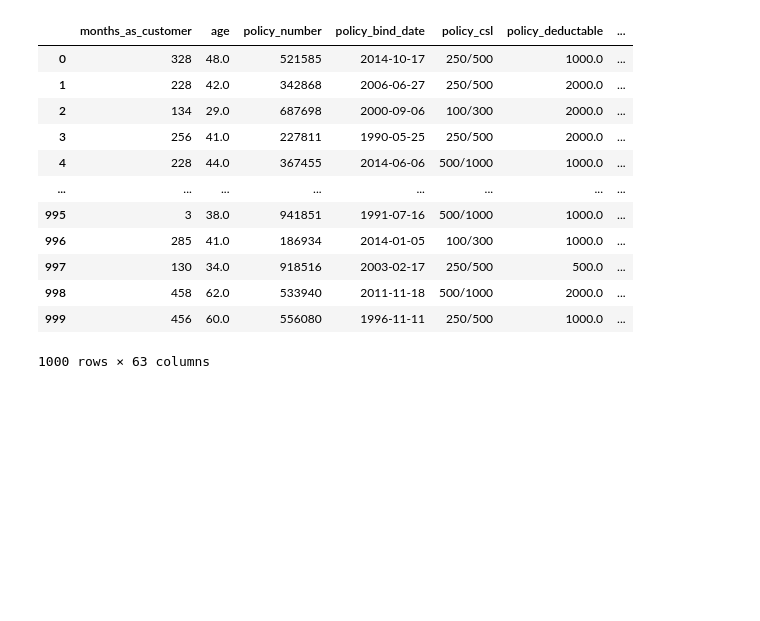
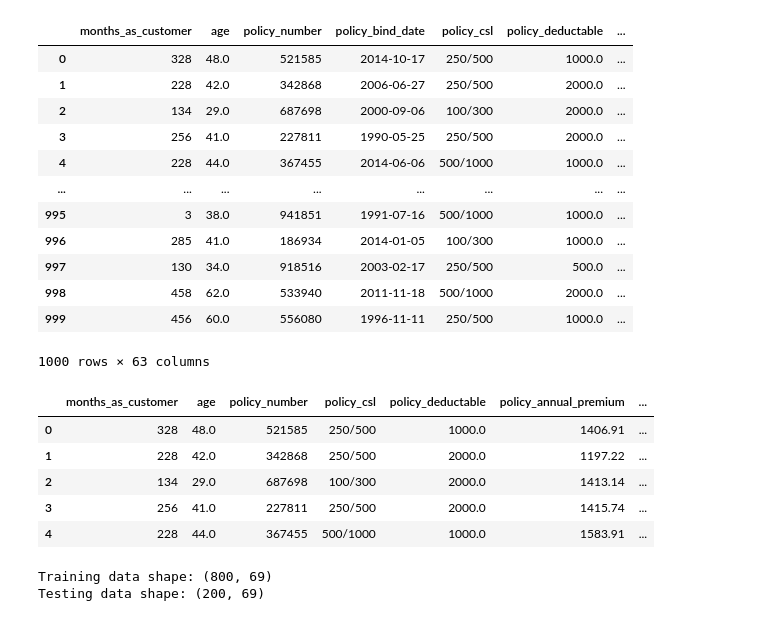
Before and after one commit to Lindelani82/Insurance-Claim-Detection-project, a Jupyter notebook: Untitled-1.ipynb, the cells around one changed output. Cells and saved outputs as stored; diff of their text form; code cells hidden in the pictures; blank space fills up the shorter version.

Commit message:
splitting data to training and testing

```diff
--- a/Untitled-1.ipynb
+++ b/Untitled-1.ipynb
@@ -473,3 +474,48 @@ new_data
 | 998 | 458 | 62.0 | 533940 | 2011-11-18 | 500/1000 | 2000.0 | ... |
 | 999 | 456 | 60.0 | 556080 | 1996-11-11 | 250/500 | 1000.0 | ... |
 1000 rows × 63 columns
+# %%
+# Convert date columns to datetime format
+new_data['policy_bind_date'] = pd.to_datetime(new_data['policy_bind_date'], errors='coerce')
+new_data['incident_date'] = pd.to_datetime(new_data['incident_date'], errors='coerce')
+
+# Extract useful features from datetime columns (e.g., year, month, day, etc.)
+new_data['policy_bind_year'] = new_data['policy_bind_date'].dt.year
+new_data['policy_bind_month'] = new_data['policy_bind_date'].dt.month
+new_data['policy_bind_day'] = new_data['policy_bind_date'].dt.day
+new_data['policy_bind_dayofweek'] = new_data['policy_bind_date'].dt.dayofweek
+
+new_data['incident_year'] = new_data['incident_date'].dt.year
+new_data['incident_month'] = new_data['incident_date'].dt.month
+new_data['incident_day'] = new_data['incident_date'].dt.day
+new_data['incident_dayofweek'] = new_data['incident_date'].dt.dayofweek
+new_data['incident_hour'] = new_data['incident_date'].dt.hour
+
+# Drop the original date columns as they are no longer needed
+new_data = new_data.drop(['policy_bind_date', 'incident_date'], axis=1)
+
+# Check the transformed dataset
+new_data.head()
+# %% [output]
+|  | months_as_customer | age | policy_number | policy_csl | policy_deductable | policy_annual_premium | ... |
+| 0 | 328 | 48.0 | 521585 | 250/500 | 1000.0 | 1406.91 | ... |
+| 1 | 228 | 42.0 | 342868 | 250/500 | 2000.0 | 1197.22 | ... |
+| 2 | 134 | 29.0 | 687698 | 100/300 | 2000.0 | 1413.14 | ... |
+| 3 | 256 | 41.0 | 227811 | 250/500 | 2000.0 | 1415.74 | ... |
+| 4 | 228 | 44.0 | 367455 | 500/1000 | 1000.0 | 1583.91 | ... |
+# %%
+from sklearn.model_selection import train_test_split
+
+# Separate features and target
+X = new_data.drop('fraud_reported', axis=1)  # Features
+y = new_data['fraud_reported']  # Target column
+
+# Split into train and test sets (80% training, 20% testing)
+X_train, X_test, y_train, y_test = train_test_split(X, y, test_size=0.2, random_state=42)
+
+# Check the shape of the splits
+print("Training data shape:", X_train.shape)
+print("Testing data shape:", X_test.shape)
+# %% [output]
+Training data shape: (800, 69)
+Testing data shape: (200, 69)
```
Also changed, not shown: parts of 6 cells of this notebook.
